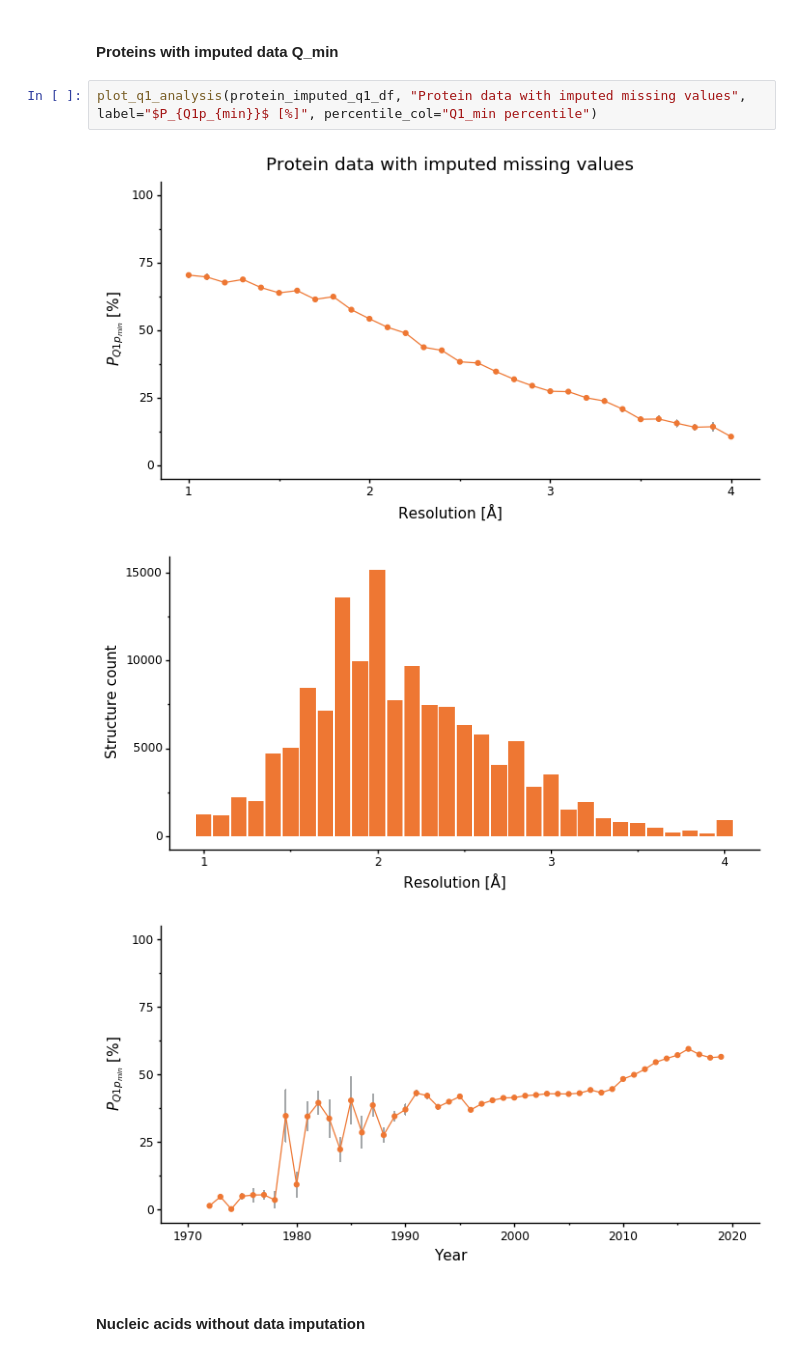
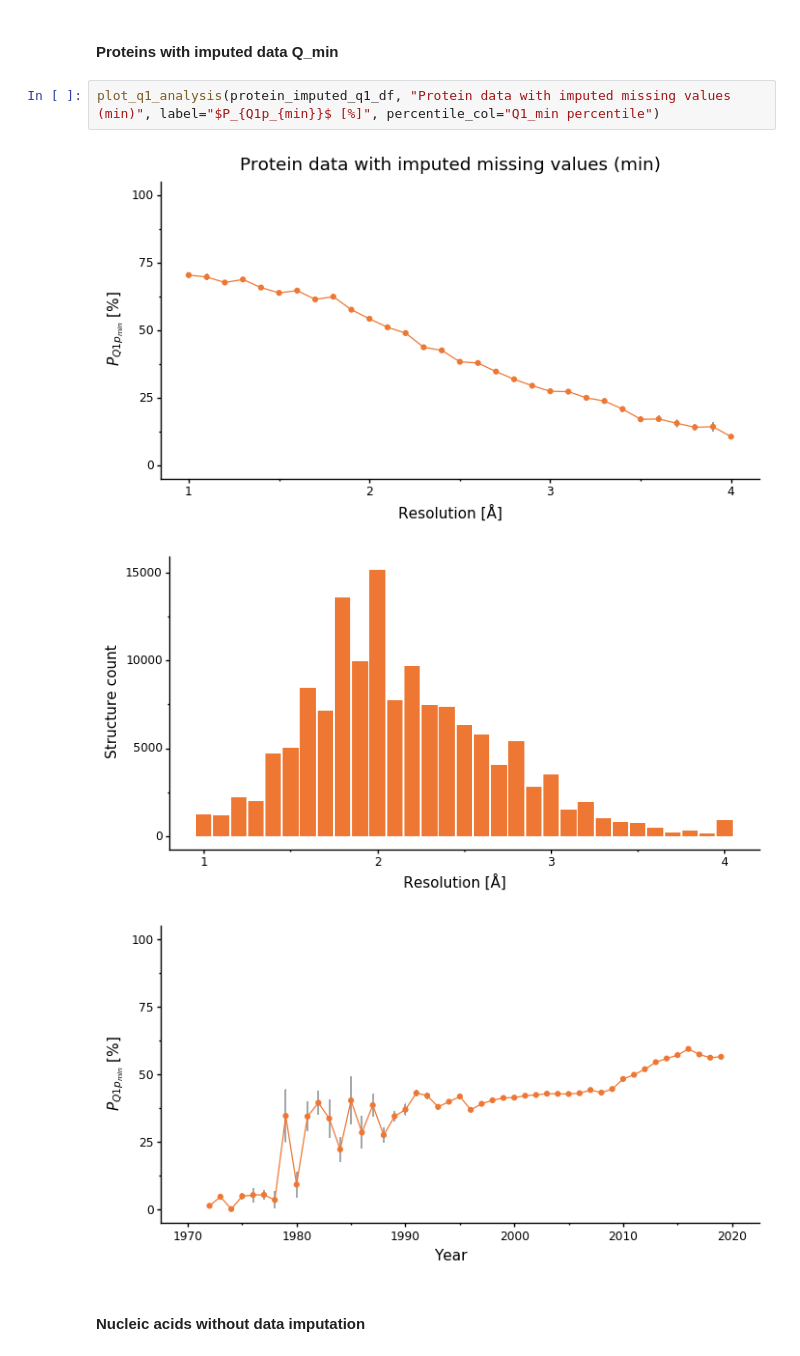
Before and after one commit to dabrze/pdb_structure_quality, a Jupyter notebook: PDB analysis.ipynb, the cells around one changed output. Drawn from its saved outputs; the diff is of its cells as text.

Commit message:
Separate plots for min-averaging comparisons

```diff
--- a/PDB analysis.ipynb
+++ b/PDB analysis.ipynb
@@ -784,9 +784,9 @@ plot_q1_analysis(protein_imputed_q1_df, "Protein data with imputed missing value
 # %% [markdown]
 #### Proteins with imputed data Q_min
 # %%
-plot_q1_analysis(protein_imputed_q1_df, "Protein data with imputed missing values", label="$P_{Q1p_{min}}$ [%]", percentile_col="Q1_min percentile")
+plot_q1_analysis(protein_imputed_q1_df, "Protein data with imputed missing values (min)", label="$P_{Q1p_{min}}$ [%]", percentile_col="Q1_min percentile")
 # %% [output]
-[figure, old version]
+[figure, new version]
 [figure]
 [figure]
 # %% [markdown]
```
Also changed, not shown: parts of 1 cell of this notebook, 35 other files.
